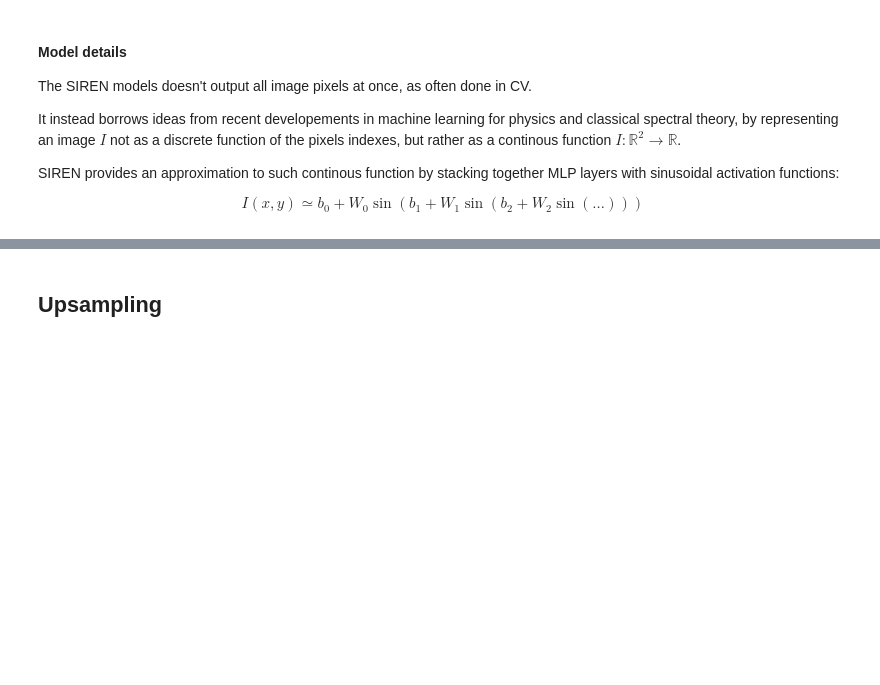
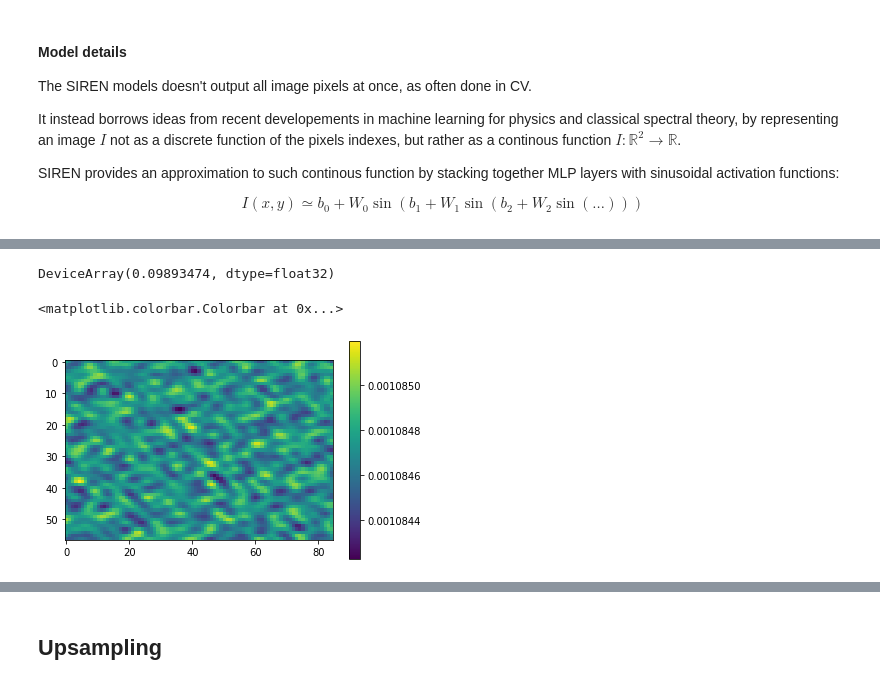
Before and after one commit to astanziola/siren-flax, a Jupyter notebook: Example.ipynb, the cells around one changed output, grey strips where cells are left out. Saved outputs shown, nothing was run; the diff lists cells and outputs as text; code cells hidden in the pictures; blank space fills up the shorter version.

```diff
--- a/Example.ipynb
+++ b/Example.ipynb
@@ -58,0 +70,13 @@ grid.shape
+# %%
+def get_initial_params(key, latent):
+    return MSirenDef.init(key, grid, latent)["params"]
+# %%
+# Making latent vector
+latent_dim = 32
+latent = jax.random.normal(keys[1], (latent_dim,))*0.01
+
+# Initalize model parameters
+model_params = get_initial_params(keys[0], latent)
+
+# All parameters
+params = [model_params, latent]
@@ -58,0 +90,17 @@ grid.shape
+# %%
+def evaluate(params):
+    model_params, _ = params
+    output_im = MSirenDef.apply({"params": model_params}, grid, latent)[...,0].T
+    return output_im
+# %%
+out_img = evaluate(params)
+
+mse_loss(out_img)
+# %% [output]
+DeviceArray(0.09893474, dtype=float32)
+# %%
+plt.imshow(out_img)
+plt.colorbar()
+# %% [output]
+<matplotlib.colorbar.Colorbar at 0x...>
+[figure, added]
```
Also changed, not shown: parts of 21 cells of this notebook, 4 other files.
